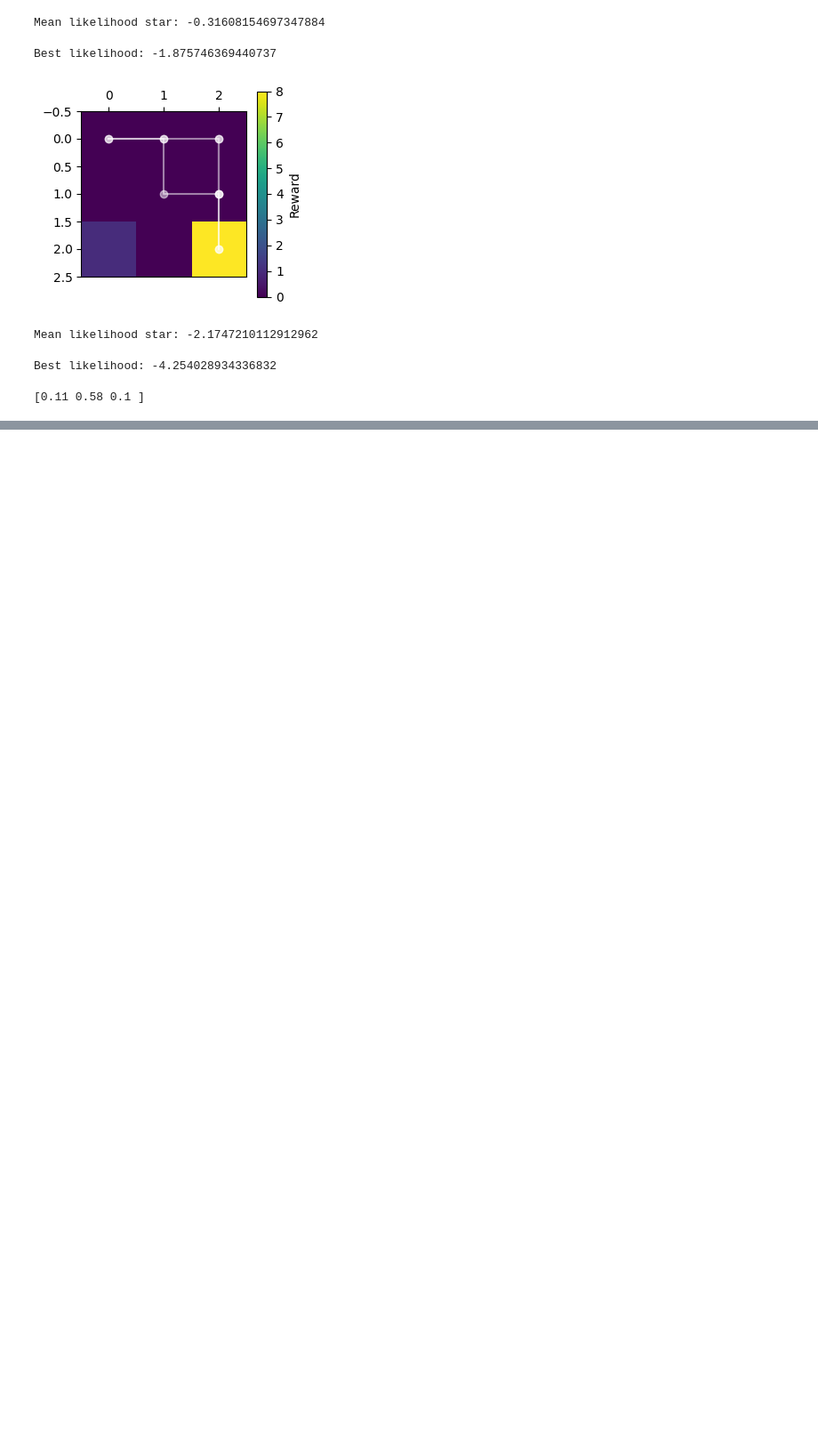
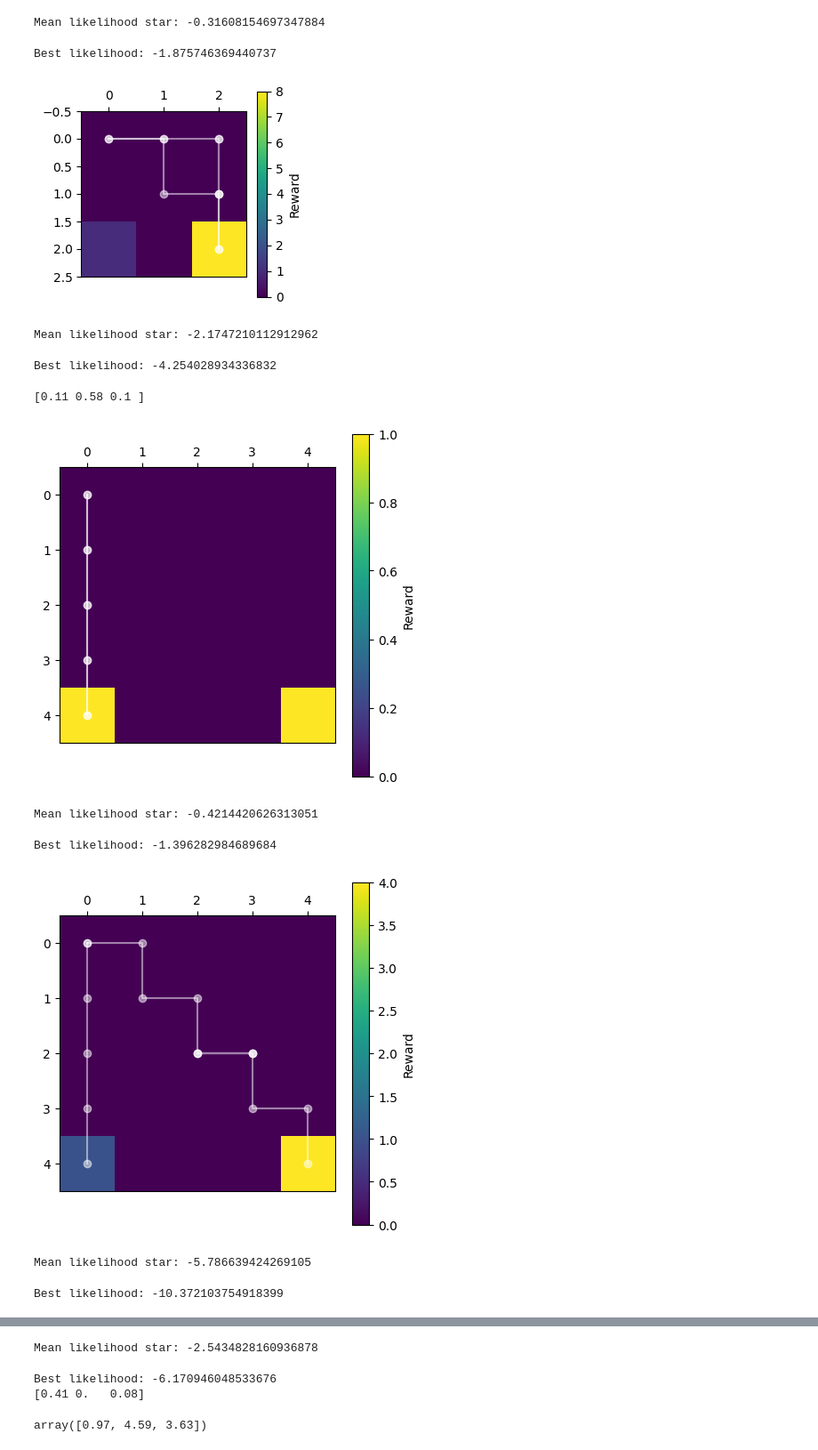
Before and after one commit to ankile/irl-environment-design, a Jupyter notebook: 03_la_value_iteration.ipynb, the cells around one changed output, grey strips where cells are left out. Shown at 89% size. Drawn from its saved outputs; the diff is of its cells as text; code cells hidden in the pictures; blank space fills up the shorter version.

```diff
--- a/03_la_value_iteration.ipynb
+++ b/03_la_value_iteration.ipynb
@@ -390,8 +390,10 @@ def run_likelihood_exp(big_reward, N=3, M=3):
     R = R.flatten()
 
     T_true = transition_matrix(N, M, p=0.9)  # True transition matrix
+    T_agent_ground = transition_matrix(N, M, p=0.9)
     absorbing_states = np.where(R > 0)[0]  # Absorbing states
     make_absorbing(R, T_true)
+    make_absorbing(R, T_agent_ground)
 
     posterior1 = 0.5
     posterior2 = 0.9
@@ -431,7 +433,7 @@ def run_likelihood_exp(big_reward, N=3, M=3):
     best = -np.inf
     best_pol = None
     best_list = []
-    for i in trange(1_000_000):
+    for i in trange(5_000_000):
         # Sample a new policy
         cand_pol = np.random.dirichlet(np.ones(n_actions), size=n_states)
 
@@ -471,3 +473,16 @@ with np.printoptions(precision=2, suppress=True):
     print(-np.diff(np.exp(np.array(results1))).flatten())
 # %% [output]
 [0.11 0.58 0.1 ]
+# %%
+results2 = (
+    run_likelihood_exp(big_reward=1, N=5, M=5),
+    run_likelihood_exp(big_reward=4, N=5, M=5),
+    run_likelihood_exp(big_reward=64, N=5, M=5),
+)
+# %% [output]
+[figure, added]
+Mean likelihood star: -0.4214420626313051
+Best likelihood: -1.396282984689684
+[figure, added]
+Mean likelihood star: -5.786639424269105
+Best likelihood: -10.372103754918399
@@ -473,0 +490,13 @@ with np.printoptions(precision=2, suppress=True):
+Mean likelihood star: -2.5434828160936878
+Best likelihood: -6.170946048533676
+[0.41 0.   0.08]
+# %%
+res2 = np.array(results2)
+
+# res2 = np.exp(res2)
+
+# res2 /= res2[:, 0:1]
+
+-np.diff(res2, axis=1).flatten()
+# %% [output]
+array([0.97, 4.59, 3.63])
```
Also changed, not shown: parts of 2 cells of this notebook.
